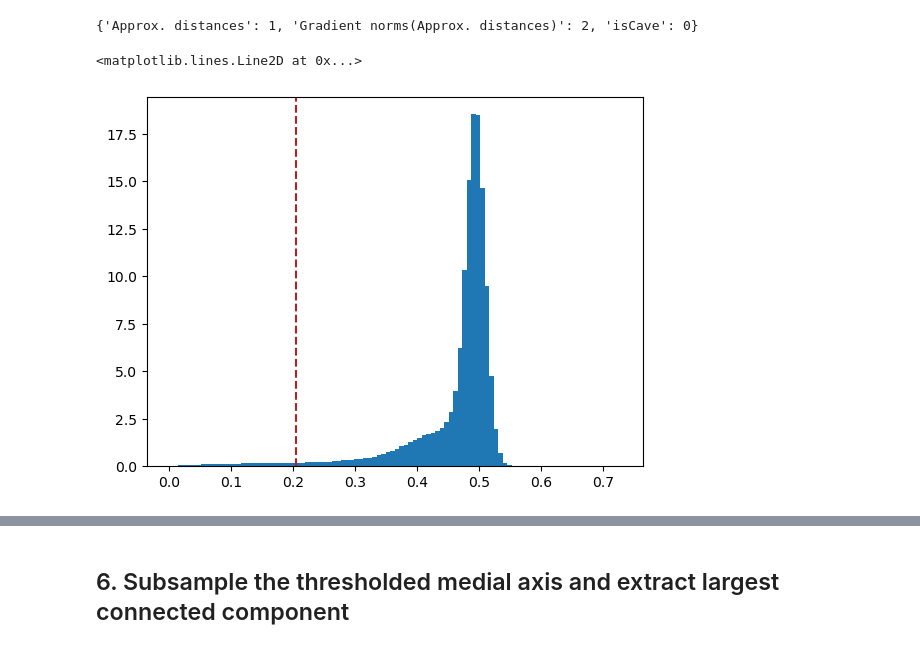
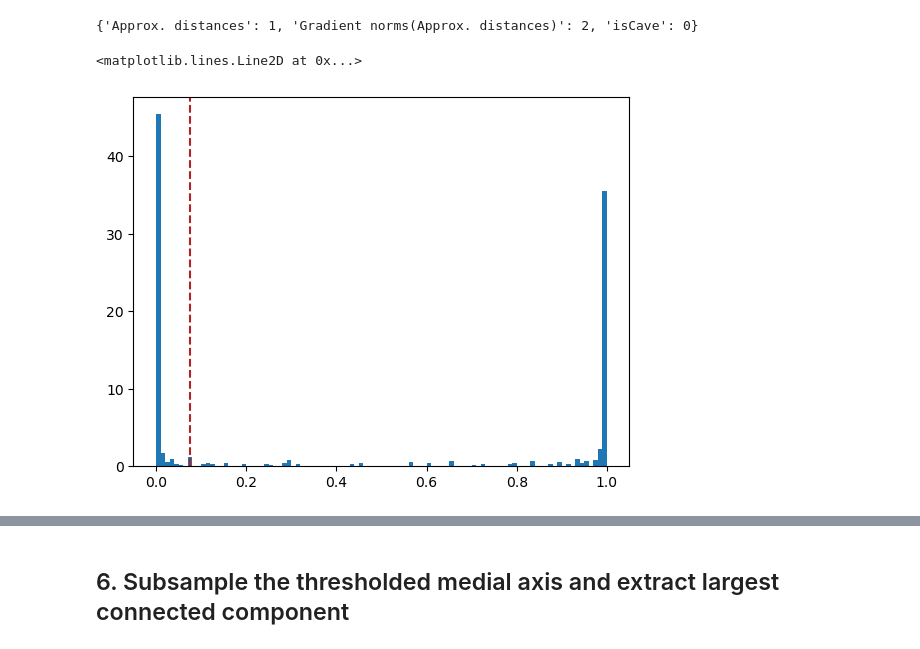
Before and after one commit to ERC-Karst/from_pointcloud_to_mesh, a Jupyter notebook: python/notebooks/02_ExtractCentreLine.ipynb, the cells around one changed output, grey strips where cells are left out. Drawn from its saved outputs; the diff is of its cells as text; code cells hidden in the pictures.

```diff
--- a/python/notebooks/02_ExtractCentreLine.ipynb
+++ b/python/notebooks/02_ExtractCentreLine.ipynb
@@ -25,6 +25,6 @@ from yaml.loader import Loader
 from sklearn.neighbors import NearestNeighbors
 # %%
 # load the point cloud
-PROCESSING_FILEPATH = "../../sample_data/SampleCave/processing_params.yml"
+PROCESSING_FILEPATH = "../../real_data/01_VersChezLeBrandt/params.yaml"
 
 p = load(open(PROCESSING_FILEPATH), Loader)
@@ -32,11 +52,13 @@ p = load(open(PROCESSING_FILEPATH), Loader)
 ## 1. Read the point cloud dataset and project it onto a horizontal plane with zero altitude
 # %%
 # define the file path, root should point to the home cave directory.
-root = "../../sample_data/SampleCave/"
+root = "../../real_data/01_VersChezLeBrandt/"
 RAW_CLOUD_FILEPATH = os.path.join(root, p["paths"]["subsampledCut2DOutCloudName"])
 
 GLOBAL_SHIFT = np.array(p["alignment"]["globalShift"])
 
+print(RAW_CLOUD_FILEPATH)
+
 # load the point cloud to memory but because it is georeferenced the x and y coordinates are very large.
 # so we subtract the global shift determined in the processing parameters.
 pcCave = cc.loadPointCloud(RAW_CLOUD_FILEPATH, cc.CC_SHIFT_MODE.XYZ, 0, *GLOBAL_SHIFT)
@@ -183,12 +207,14 @@ print(pcIsCave.getScalarFieldDic())
 {'Approx. distances': 1, 'Gradient norms(Approx. distances)': 2, 'isCave': 0}
 # %%
 gradient = pcIsCave.getScalarField(2).toNpArrayCopy()
+distance = squish(pcIsCave.getScalarField(1).toNpArrayCopy(),2, 5)
 # %%
 # threshold the gradient scalar field by quantile
-q025 = np.quantile(gradient, 0.025)
+q = 0.5
+quantile = np.quantile(distance, q)
 # %%
-plt.hist(gradient, bins = 100, density = True)
-plt.axvline(q025, ls = "--", color = "firebrick")
+plt.hist(distance, bins = 100, density = True)
+plt.axvline(quantile, ls = "--", color = "firebrick")
 # %% [output]
 <matplotlib.lines.Line2D at 0x...>
-[figure, old version]
+[figure, new version]
```
Also changed, not shown: parts of 13 cells of this notebook, 5 other files.
